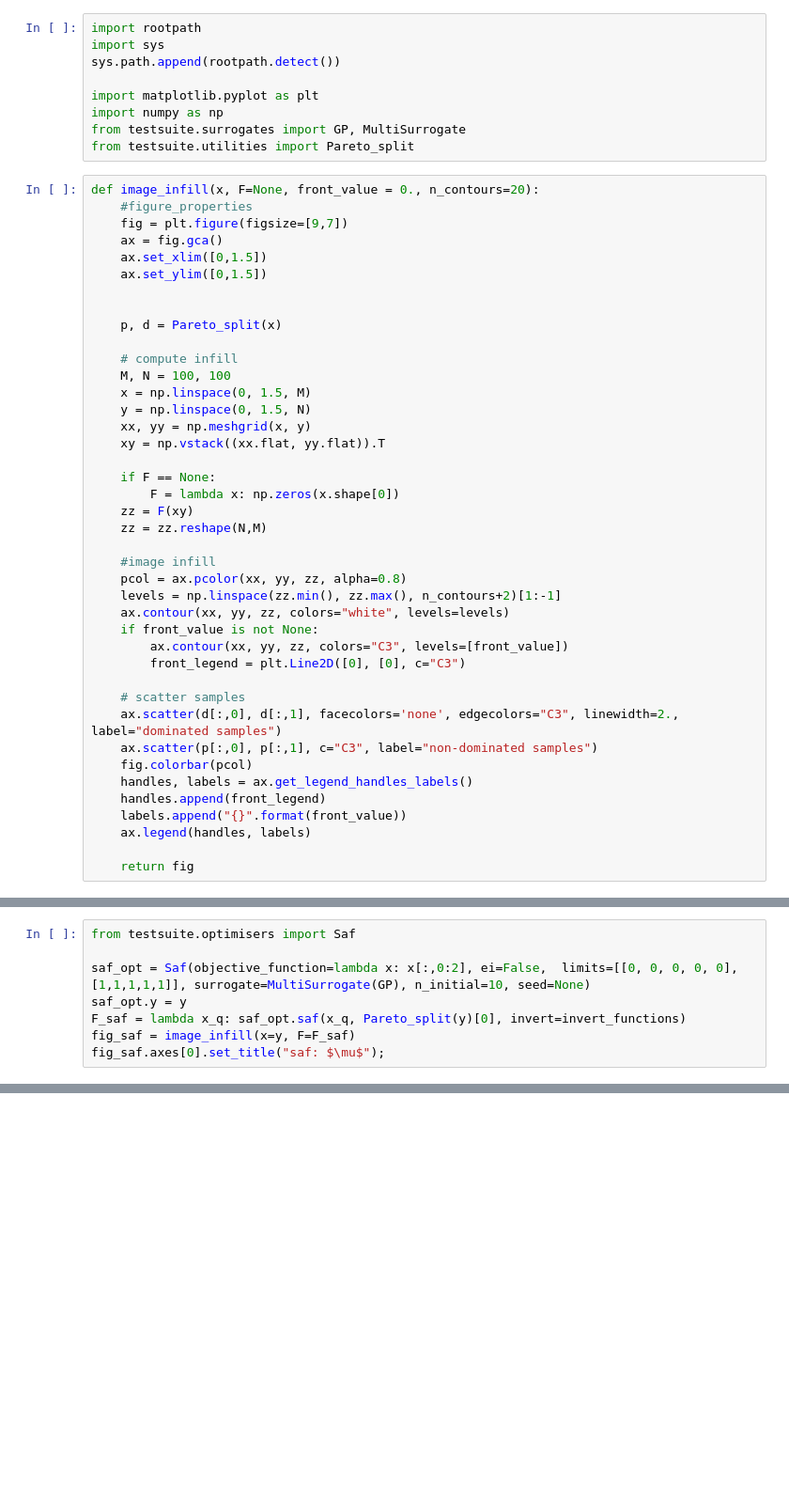
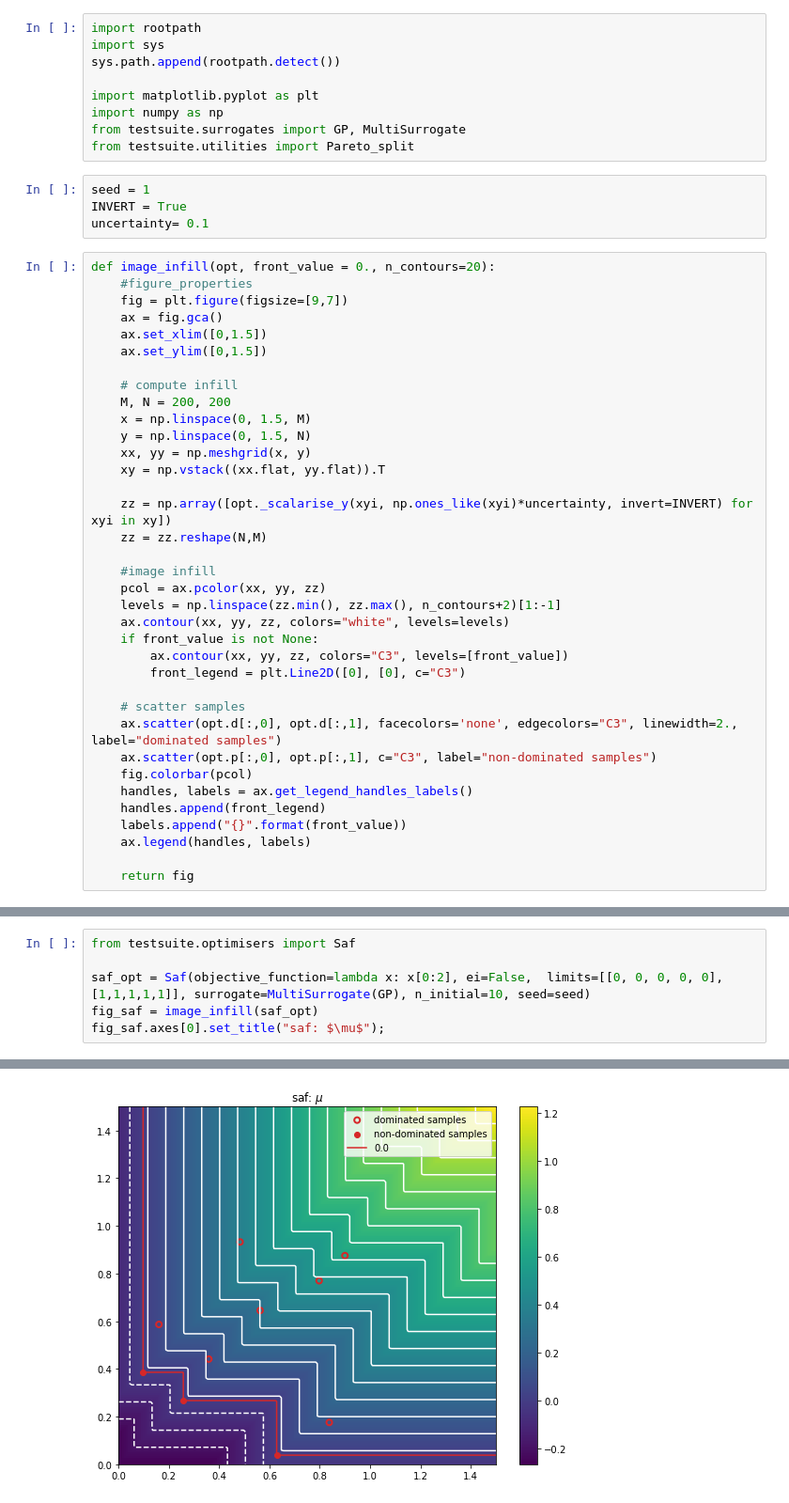
Before and after one commit to FinleyGibson/SAF_EMO, a Jupyter notebook: analytics/algorithm_analysis/image_scalarised_infils.ipynb, the cells around one changed output, grey strips where cells are left out. Shown at 94% size. Drawn from its saved outputs; the diff is of its cells as text; blank space fills up the shorter version.

Commit message:
added mix and match strategies, imaged in 2d and ran basic optimisation. Pushing to server to gather data

```diff
--- a/analytics/algorithm_analysis/image_scalarised_infils.ipynb
+++ b/analytics/algorithm_analysis/image_scalarised_infils.ipynb
@@ -7,31 +7,30 @@ import matplotlib.pyplot as plt
 import numpy as np
 from testsuite.surrogates import GP, MultiSurrogate
 from testsuite.utilities import Pareto_split
+# %%
+seed = 1
+INVERT = True
+uncertainty= 0.1
 # %%
-def image_infill(x, F=None, front_value = 0., n_contours=20):
+def image_infill(opt, front_value = 0., n_contours=20):
     #figure_properties
     fig = plt.figure(figsize=[9,7])
     ax = fig.gca()
     ax.set_xlim([0,1.5])
     ax.set_ylim([0,1.5])
 
-
-    p, d = Pareto_split(x)
-
     # compute infill
-    M, N = 100, 100
+    M, N = 200, 200
     x = np.linspace(0, 1.5, M)
     y = np.linspace(0, 1.5, N)
     xx, yy = np.meshgrid(x, y)
     xy = np.vstack((xx.flat, yy.flat)).T
 
-    if F == None:
-        F = lambda x: np.zeros(x.shape[0])
-    zz = F(xy)
+    zz = np.array([opt._scalarise_y(xyi, np.ones_like(xyi)*uncertainty, invert=INVERT) for xyi in xy])
     zz = zz.reshape(N,M)
 
     #image infill
-    pcol = ax.pcolor(xx, yy, zz, alpha=0.8)
+    pcol = ax.pcolor(xx, yy, zz)
     levels = np.linspace(zz.min(), zz.max(), n_contours+2)[1:-1]
     ax.contour(xx, yy, zz, colors="white", levels=levels)
     if front_value is not None:
@@ -39,8 +38,8 @@ def image_infill(x, F=None, front_value = 0., n_contours=20):
         front_legend = plt.Line2D([0], [0], c="C3")
 
     # scatter samples
-    ax.scatter(d[:,0], d[:,1], facecolors='none', edgecolors="C3", linewidth=2., label="dominated samples")
-    ax.scatter(p[:,0], p[:,1], c="C3", label="non-dominated samples")
+    ax.scatter(opt.d[:,0], opt.d[:,1], facecolors='none', edgecolors="C3", linewidth=2., label="dominated samples")
+    ax.scatter(opt.p[:,0], opt.p[:,1], c="C3", label="non-dominated samples")
     fig.colorbar(pcol)
     handles, labels = ax.get_legend_handles_labels()
     handles.append(front_legend)
@@ -57,9 +50,7 @@ invert_functions = True
 # %%
 from testsuite.optimisers import Saf
 
-saf_opt = Saf(objective_function=lambda x: x[:,0:2], ei=False,  limits=[[0, 0, 0, 0, 0], [1,1,1,1,1]], surrogate=MultiSurrogate(GP), n_initial=10, seed=None)
-saf_opt.y = y
-F_saf = lambda x_q: saf_opt.saf(x_q, Pareto_split(y)[0], invert=invert_functions)
-fig_saf = image_infill(x=y, F=F_saf)
+saf_opt = Saf(objective_function=lambda x: x[0:2], ei=False,  limits=[[0, 0, 0, 0, 0], [1,1,1,1,1]], surrogate=MultiSurrogate(GP), n_initial=10, seed=seed)
+fig_saf = image_infill(saf_opt)
 fig_saf.axes[0].set_title("saf: $\mu$");
 # %% [output]
@@ -66,0 +57 @@ IndexError: too many indices for array
+[figure, added]
```
Also changed, not shown: parts of 12 cells of this notebook, 2 other files.
